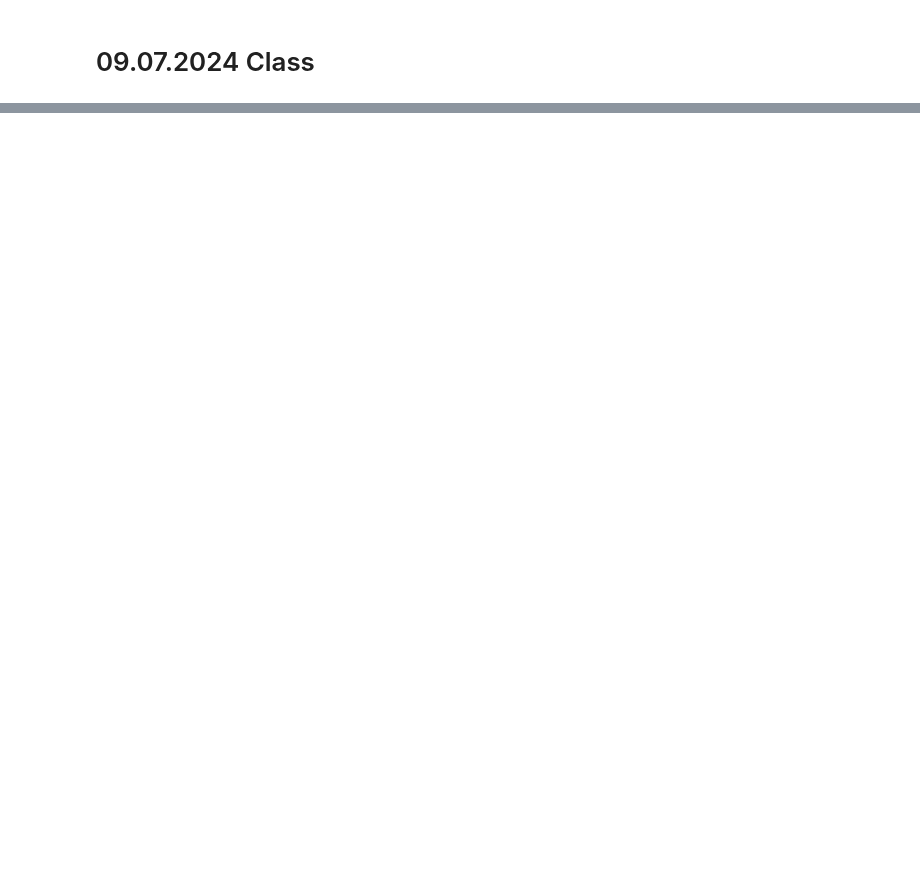
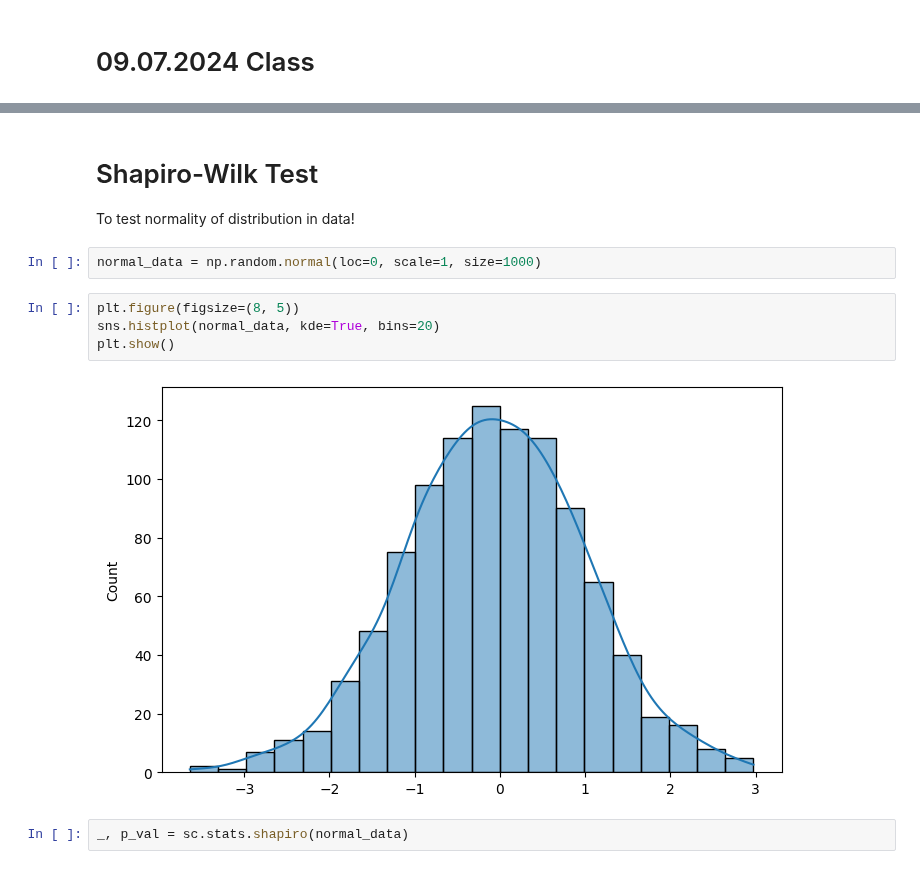
Before and after one commit to albertodavincishekhawat/3RI, a Jupyter notebook: analytics/4.HypothesisTesting.ipynb, the cells around one changed output, grey strips where cells are left out. Cells and saved outputs as stored; diff of their text form; blank space fills up the shorter version.

```diff
--- a/analytics/4.HypothesisTesting.ipynb
+++ b/analytics/4.HypothesisTesting.ipynb
@@ -524,0 +541,13 @@ fillna
+# %% [markdown]
+# Shapiro-Wilk Test
+To test normality of distribution in data!
+# %%
+normal_data = np.random.normal(loc=0, scale=1, size=1000)
+# %%
+plt.figure(figsize=(8, 5))
+sns.histplot(normal_data, kde=True, bins=20)
+plt.show()
+# %% [output]
+[figure, added]
+# %%
+_, p_val = sc.stats.shapiro(normal_data)
```
Also changed, not shown: parts of 15 cells of this notebook, 1 other file.
